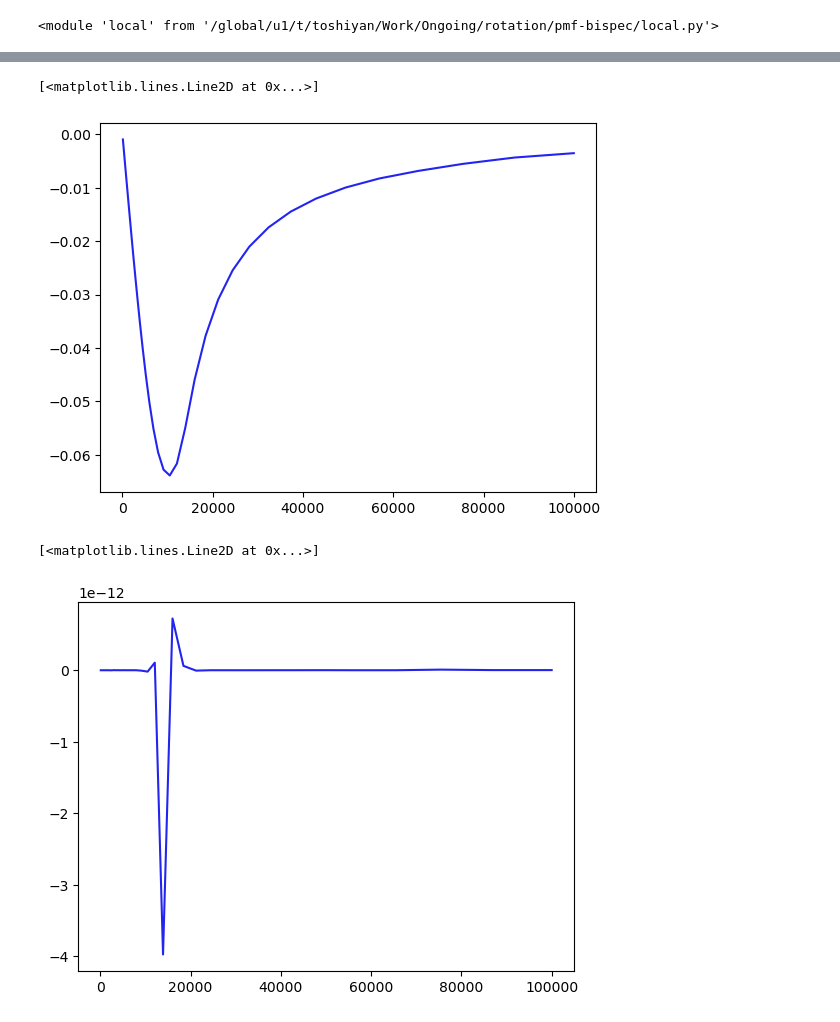
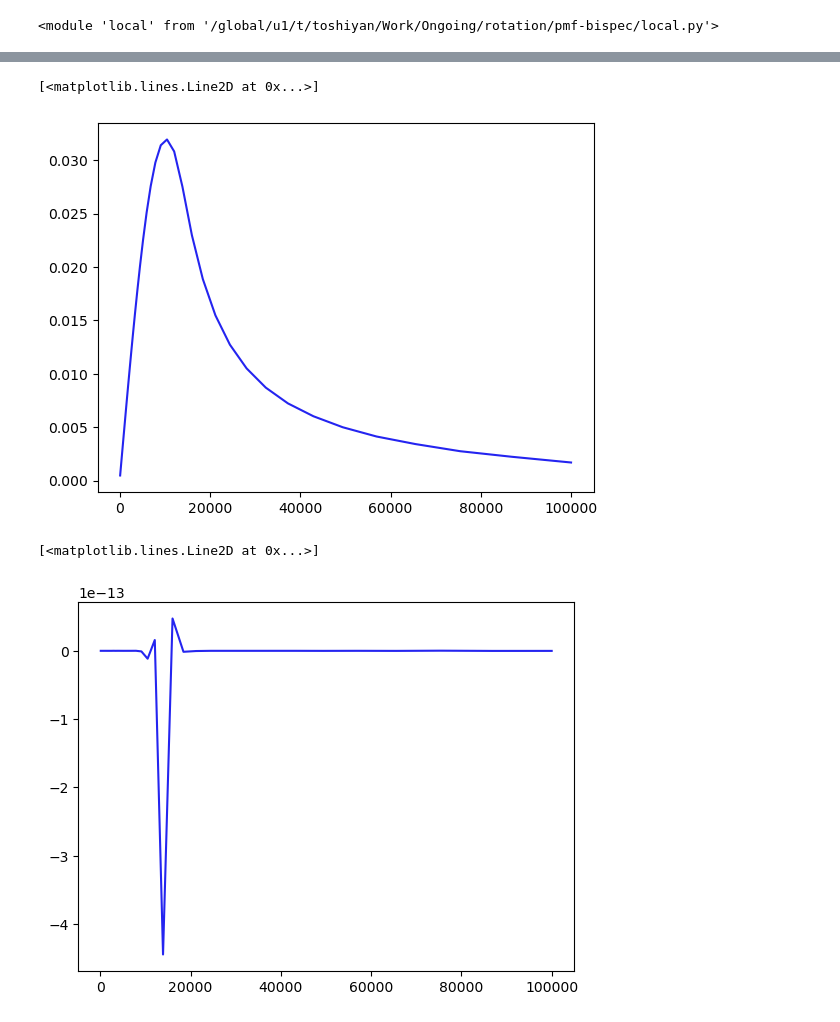
Before and after one commit to toshiyan/pmf-bispec, a Jupyter notebook: bispectrum.ipynb, the cells around one changed output, grey strips where cells are left out. Drawn from its saved outputs; the diff is of its cells as text; code cells hidden in the pictures.

```diff
--- a/bispectrum.ipynb
+++ b/bispectrum.ipynb
@@ -44,8 +54,8 @@ r_grid = np.logspace(2,5,50)
 # %%
 Xi = local.Xi_func(2000, r_grid, eta0, -2.9, kn=100)
 # %%
-plot(r_grid,Xi[(2,+1)](r_grid))
+plot(r_grid,Xi[(2,'E')](r_grid))
 # %% [output]
 [<matplotlib.lines.Line2D at 0x...>]
-[figure, old version]
+[figure, new version]
 # %%
@@ -53,5 +63,5 @@ Upsion = local.Upsilon_func(lmax, r_grid, Delta_T, kn=100)
 # %%
-plot(r_grid,Upsion[(12,'L')](r_grid)*Xi[(11,+1)](r_grid)*Xi[(10,0)](r_grid))
+plot(r_grid,Upsion[(12,'L')](r_grid)*Xi[(11,'E')](r_grid)*Xi[(10,'B')](r_grid))
 # %% [output]
 [<matplotlib.lines.Line2D at 0x...>]
-[figure, old version]
+[figure, new version]
```
Also changed, not shown: parts of 20 cells of this notebook, 2 other files.
